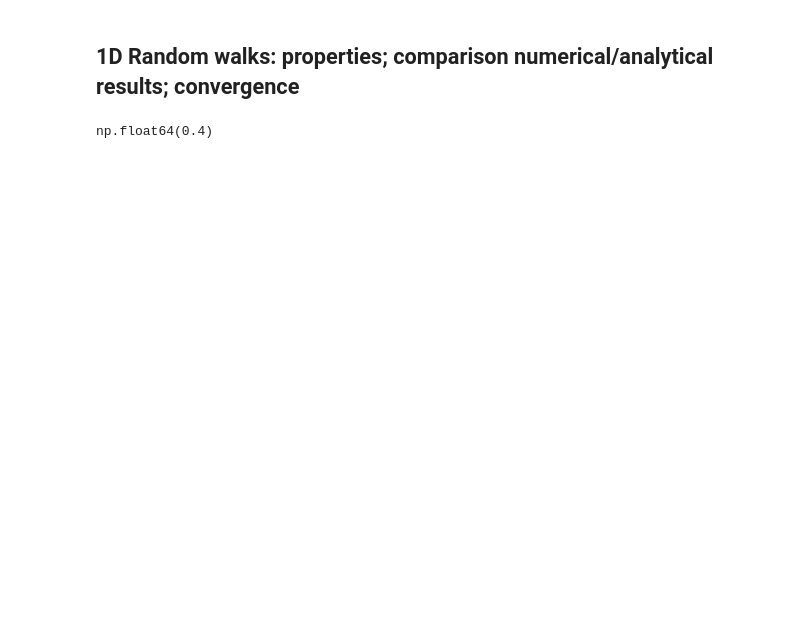
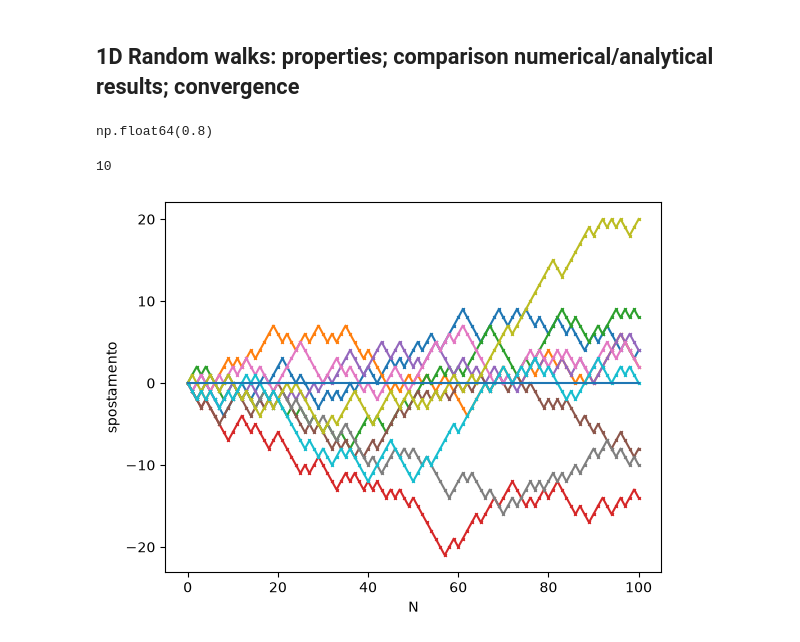
Before and after one commit to mgirelli/fisica_com_exercise, a Jupyter notebook: Esercizio_3.ipynb, the cells around one changed output. Cells and saved outputs as stored; diff of their text form; code cells hidden in the pictures; blank space fills up the shorter version.

```diff
--- a/Esercizio_3.ipynb
+++ b/Esercizio_3.ipynb
@@ -90,11 +90,15 @@ p_right  = 0.5
 p_left   = 1 - p_right
 N        = 100
 li       = []
+sposta   = {}
 n_player = 10
 
-for i in range(n_player):
+for j in range(n_player):
 
     l=0
+    sposta[j] = [0
+
+                ]
 
     for i in range(N):
 
@@ -104,9 +108,26 @@ for i in range(n_player):
             l += 1
         else:
             l -= 1
+        sposta[j].append(l)
 
     li.append(l)
 # %%
 np.mean(li)
 # %% [output]
-np.float64(0.4)
+np.float64(0.8)
+# %%
+len(sposta)
+# %% [output]
+10
+# %%
+x = np.linspace(0,N,num=N+1)
+
+for i in sposta:
+    plt.plot(x,sposta[i],marker='x', ms=2)
+
+plt.plot(x, x*0)
+plt.ylabel('spostamento')
+plt.xlabel('N')
+plt.show()
+# %% [output]
+[figure, added]
```
Also changed, not shown: parts of 4 cells of this notebook.
